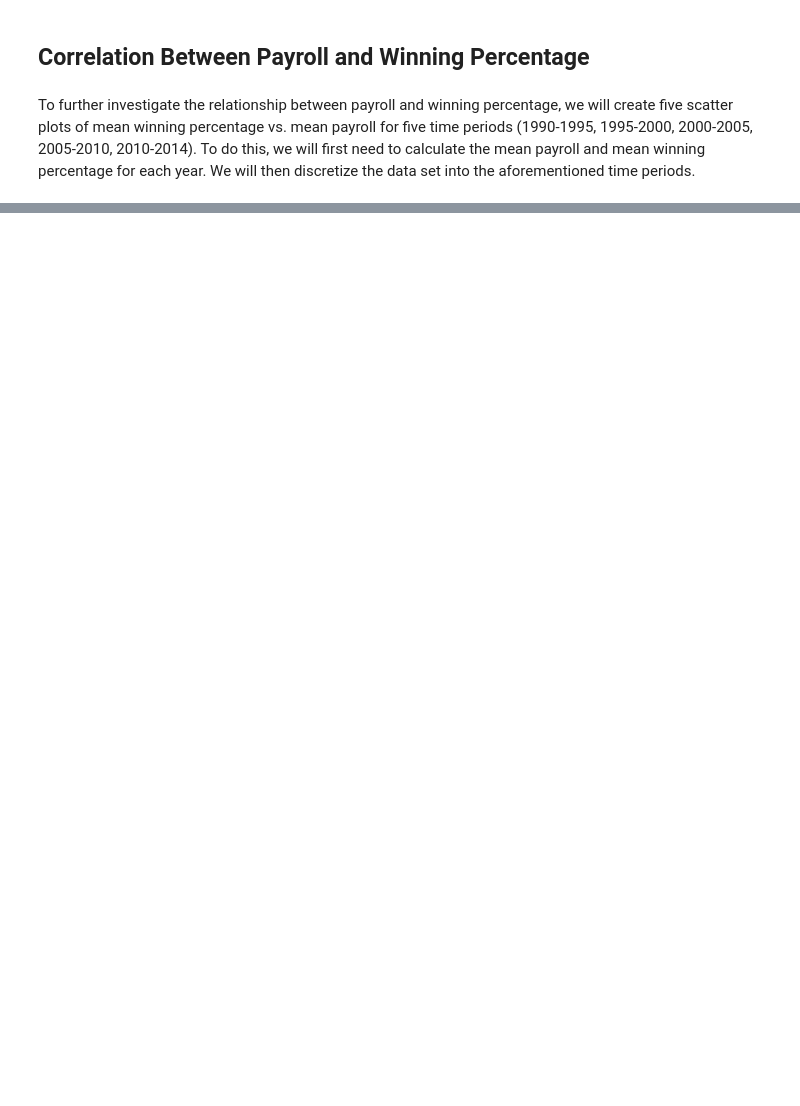
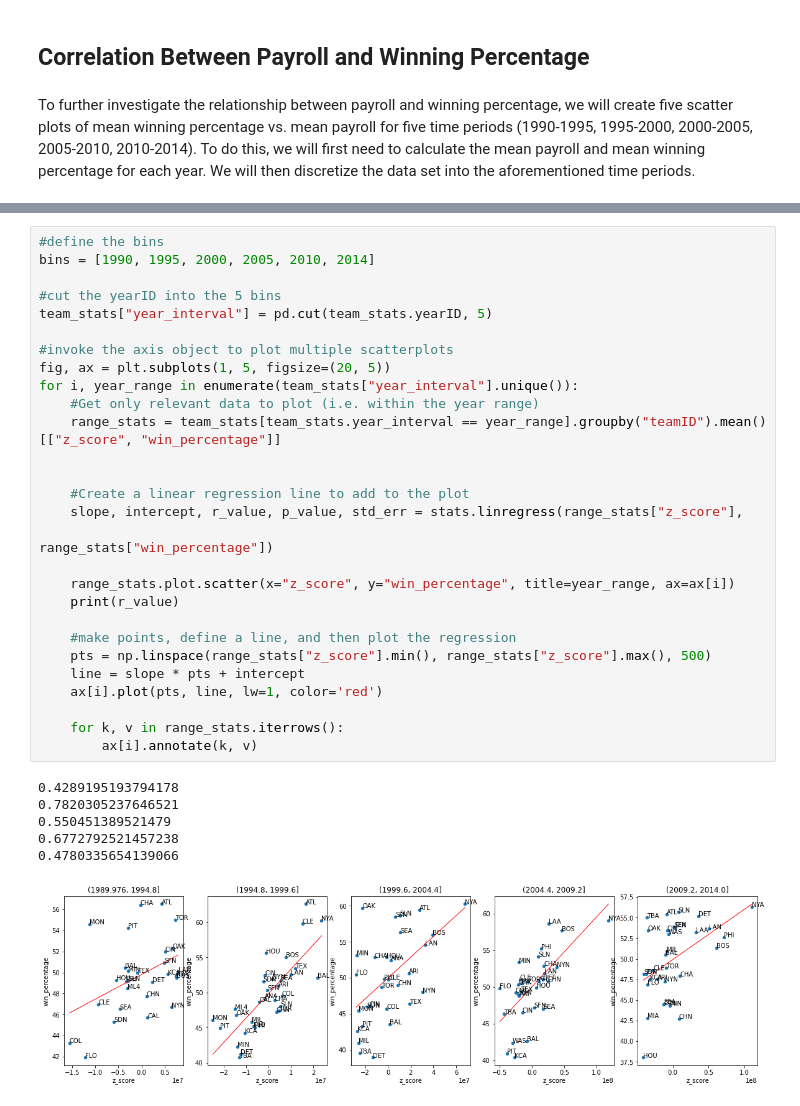
Before and after one commit to joshkellner/DSProject2, a Jupyter notebook: Project 2.ipynb, the cells around one changed output, grey strips where cells are left out. Cells and saved outputs as stored; diff of their text form; blank space fills up the shorter version.

```diff
--- a/Project 2.ipynb
+++ b/Project 2.ipynb
@@ -124,0 +198,35 @@ for i, year_range in enumerate(team_stats["year_interval"].unique()):
+# %%
+#define the bins
+bins = [1990, 1995, 2000, 2005, 2010, 2014]
+
+#cut the yearID into the 5 bins
+team_stats["year_interval"] = pd.cut(team_stats.yearID, 5)
+
+#invoke the axis object to plot multiple scatterplots
+fig, ax = plt.subplots(1, 5, figsize=(20, 5))
+for i, year_range in enumerate(team_stats["year_interval"].unique()):
+    #Get only relevant data to plot (i.e. within the year range)
+    range_stats = team_stats[team_stats.year_interval == year_range].groupby("teamID").mean()[["z_score", "win_percentage"]]
+
+
+    #Create a linear regression line to add to the plot
+    slope, intercept, r_value, p_value, std_err = stats.linregress(range_stats["z_score"],
+                                                                   range_stats["win_percentage"])
+
+    range_stats.plot.scatter(x="z_score", y="win_percentage", title=year_range, ax=ax[i])
+    print(r_value)
+
+    #make points, define a line, and then plot the regression
+    pts = np.linspace(range_stats["z_score"].min(), range_stats["z_score"].max(), 500)
+    line = slope * pts + intercept
+    ax[i].plot(pts, line, lw=1, color='red')
+
+    for k, v in range_stats.iterrows():
+        ax[i].annotate(k, v)
+# %% [output]
+0.4289195193794178
+0.7820305237646521
+0.550451389521479
+0.6772792521457238
+0.4780335654139066
+[figure, added]
```
Also changed, not shown: parts of 7 cells of this notebook.
